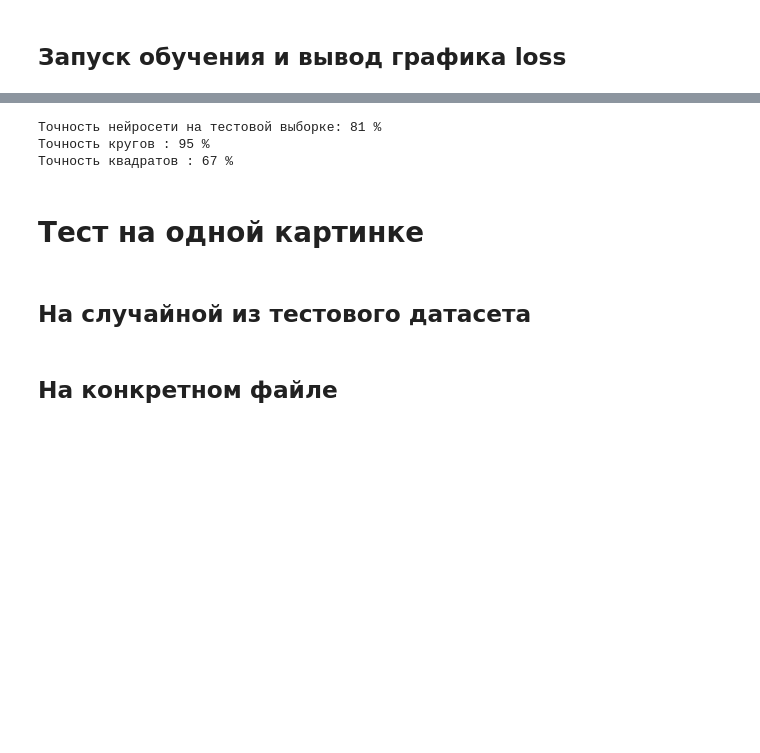
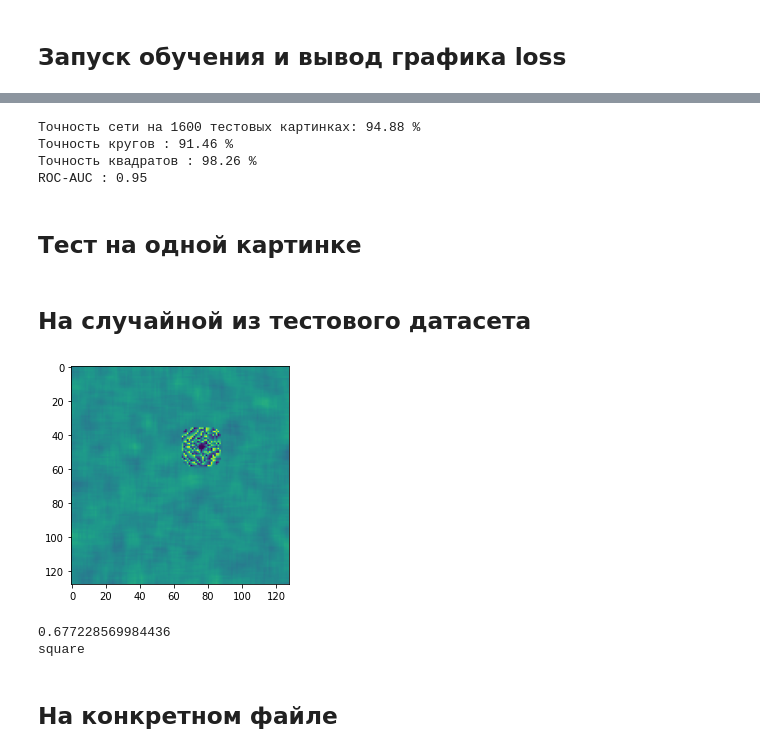
Before and after one commit to chr1stine/circle-polygon-classifier, a Jupyter notebook: geometry_classifier.ipynb, the cells around one changed output, grey strips where cells are left out. Drawn from its saved outputs; the diff is of its cells as text; code cells hidden in the pictures; blank space fills up the shorter version.

```diff
--- a/geometry_classifier.ipynb
+++ b/geometry_classifier.ipynb
@@ -336,55 +328,76 @@ Finished Training
+# %%
+threshold = 0.4
 # %%
 correct = 0
 total = 0
+class_correct = list(0. for i in range(2))
+class_total = list(0. for i in range(2))
+
+y_true = []
+y_score = []
+
 with torch.no_grad():
     for data in test_set:
         images, labels = data
-        outputs = net(images)
-        _, predicted = torch.max(outputs.data, 1)
+
+        for l in labels:
+            y_true.append(l.item())
+
+        outputs = net(images).squeeze() # каждой картинке соответствует число от 0 до 1
+
+        predicted = torch.heaviside(outputs-threshold, torch.tensor([0.]))
+
+        for p in predicted:
+            y_score.append(p.item())
+
         total += labels.size(0)
         correct += (predicted == labels).sum().item()
 
-print('Точность нейросети на тестовой выборке: %d %%' % (100 * correct / total))
-
-
-class_correct = list(0. for i in range(2))
-class_total = list(0. for i in range(2))
-with torch.no_grad():
-    for data in test_set:
-        images, labels = data
-        outputs = net(images)
-        _, predicted = torch.max(outputs, 1)
         c = (predicted == labels).squeeze()
         for i in range(b_size):
             label = labels[i]
             class_correct[label] += c[i].item()
             class_total[label] += 1
 
-classes = ['кругов','квадратов']
+
+print('Точность сети на {} тестовых картинках: {:.2f} %'.format(len(test_set)*b_size,100 * correct / total))
+classes = ['circle','square']
 for i in range(2):
-    print('Точность %5s : %2d %%' % (classes[i], 100 * class_correct[i] / class_total[i]))
+    print('Точность {} : {:.2f} %'.format('кругов' if i == 0 else 'квадратов', 100 * class_correct[i] / class_total[i]))
+
+rocauc = roc_auc_score(y_true,y_score)
+print('ROC-AUC : {:.2f}'.format(rocauc))
 # %% [output]
-Точность нейросети на тестовой выборке: 81 %
-Точность кругов : 95 %
-Точность квадратов : 67 %
+Точность сети на 1600 тестовых картинках: 94.88 %
+Точность кругов : 91.46 %
+Точность квадратов : 98.26 %
+ROC-AUC : 0.95
 # %% [markdown]
-# Тест на одной картинке
+## Тест на одной картинке
 # %% [markdown]
 ## На случайной из тестового датасета
 # %%
 # выбор случайного батча
 data = next(iter(test_set))
 
-# отсечение первой картинки из выбранного батча
-img, label = data[0][0],[0]
-img1 = img.squeeze(0)
-plt.imshow(img1)
+# отсечение одной картинки из батча
+img, label = data[0][0].squeeze(0),data[1][0]
+plt.imshow(img)
+
 plt.show()
 
 # определение отклика
 image = data[0][:1]
-outputs = net(image)
-_, predicted = torch.max(outputs, 1)
-print('prediction: ',classes[predicted[0]])
+output = net(image).squeeze()
+print(output.item())
+predicted = torch.heaviside(output-threshold, torch.tensor([1.])).int()
+
+# вывод относительно порога
+classes = ['circle','square']
+print(classes[predicted])
+# %% [output]
+[figure, added]
+0.677228569984436
+square
 # %% [markdown]
 ## На конкретном файле
```
Also changed, not shown: parts of 10 cells of this notebook.
